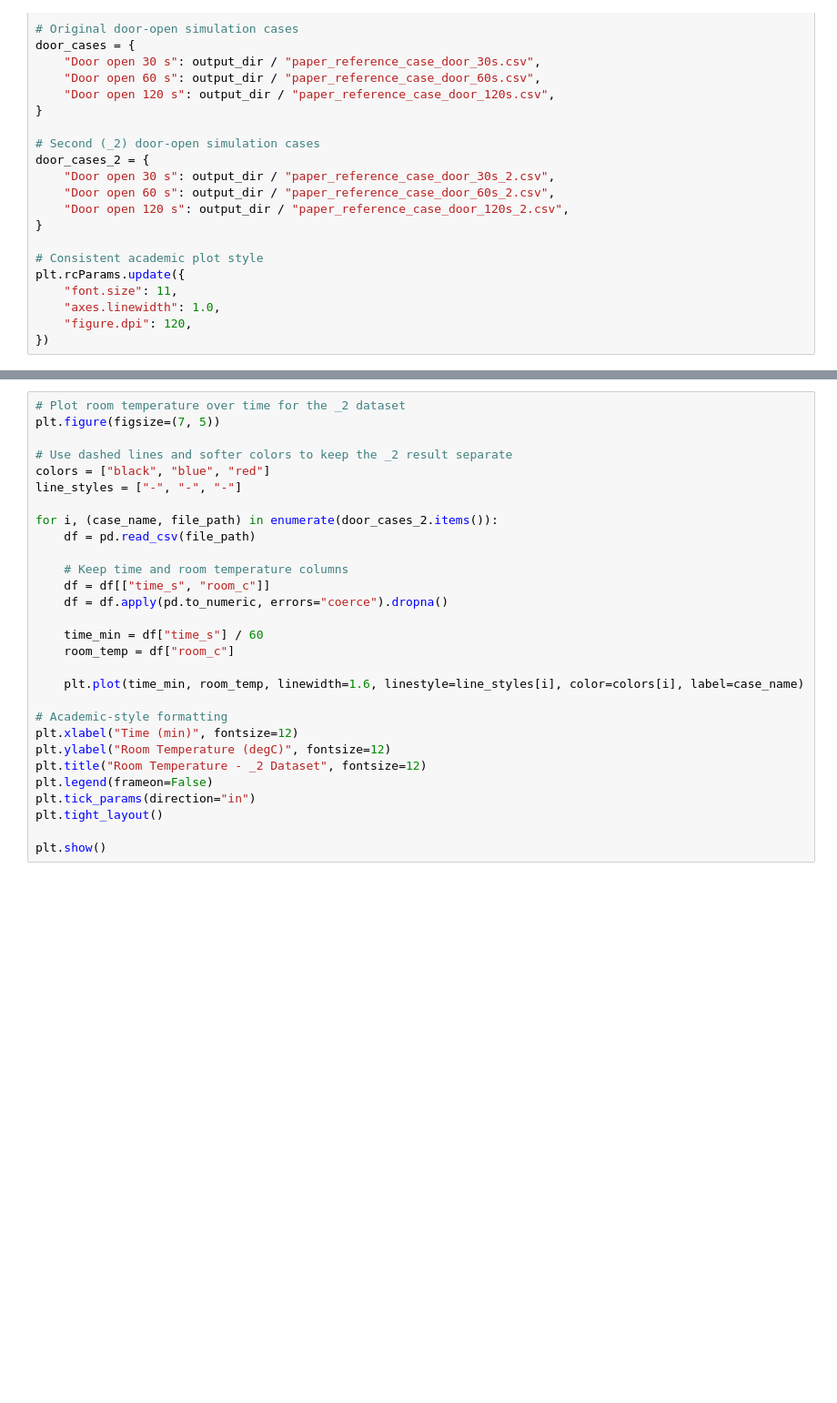
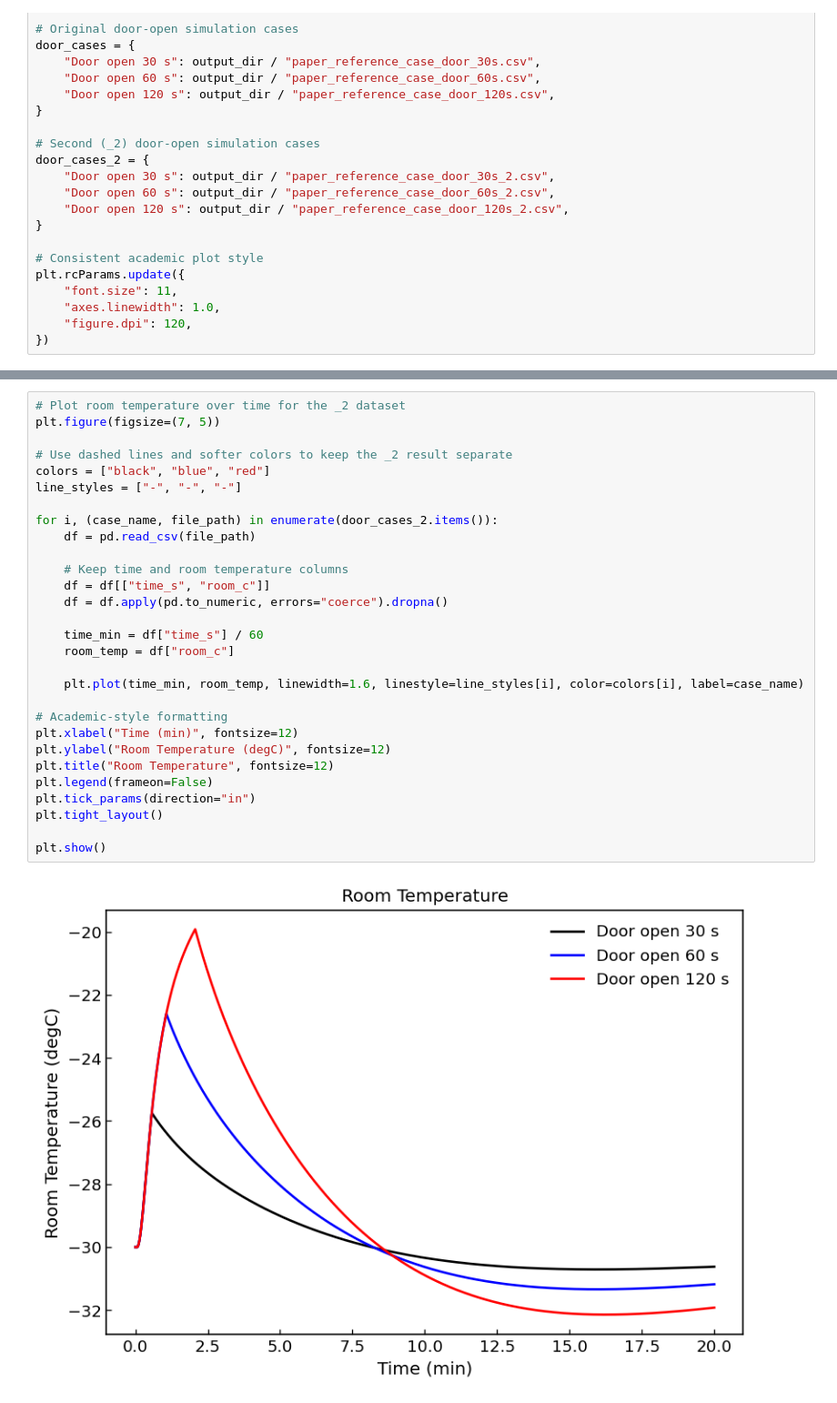
Before and after one commit to adlanfaras/Cascade_VC-AC_Dynamic, a Jupyter notebook: visualization/door_open_variation_plots.ipynb, the cells around one changed output, grey strips where cells are left out. Shown at 91% size. Cells and saved outputs as stored; diff of their text form; blank space fills up the shorter version.

```diff
--- a/visualization/door_open_variation_plots.ipynb
+++ b/visualization/door_open_variation_plots.ipynb
@@ -66,32 +68,34 @@ plt.show()
 # %%
 # Plot room temperature over time for the _2 dataset
 plt.figure(figsize=(7, 5))
 
 # Use dashed lines and softer colors to keep the _2 result separate
 colors = ["black", "blue", "red"]
 line_styles = ["-", "-", "-"]
 
 for i, (case_name, file_path) in enumerate(door_cases_2.items()):
     df = pd.read_csv(file_path)
 
     # Keep time and room temperature columns
     df = df[["time_s", "room_c"]]
     df = df.apply(pd.to_numeric, errors="coerce").dropna()
 
     time_min = df["time_s"] / 60
     room_temp = df["room_c"]
 
     plt.plot(time_min, room_temp, linewidth=1.6, linestyle=line_styles[i], color=colors[i], label=case_name)
 
 # Academic-style formatting
 plt.xlabel("Time (min)", fontsize=12)
 plt.ylabel("Room Temperature (degC)", fontsize=12)
-plt.title("Room Temperature - _2 Dataset", fontsize=12)
+plt.title("Room Temperature", fontsize=12)
 plt.legend(frameon=False)
 plt.tick_params(direction="in")
 plt.tight_layout()
 
 plt.show()
+# %% [output]
+[figure, added]
 # %%
 # Plot coefficient of performance over time
 plt.figure(figsize=(7, 5))
```
Also changed, not shown: parts of 9 cells of this notebook, 12 other files.
